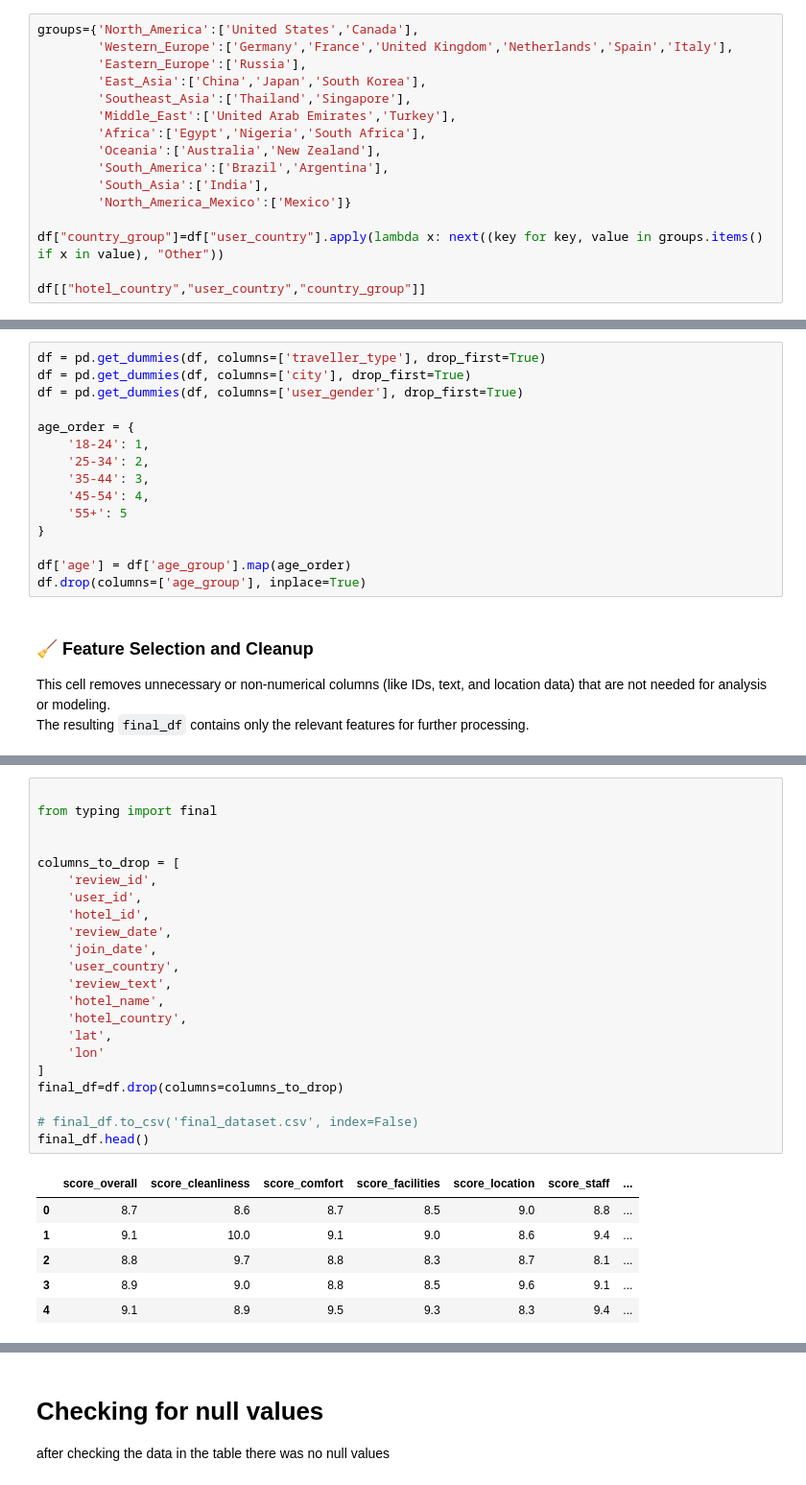
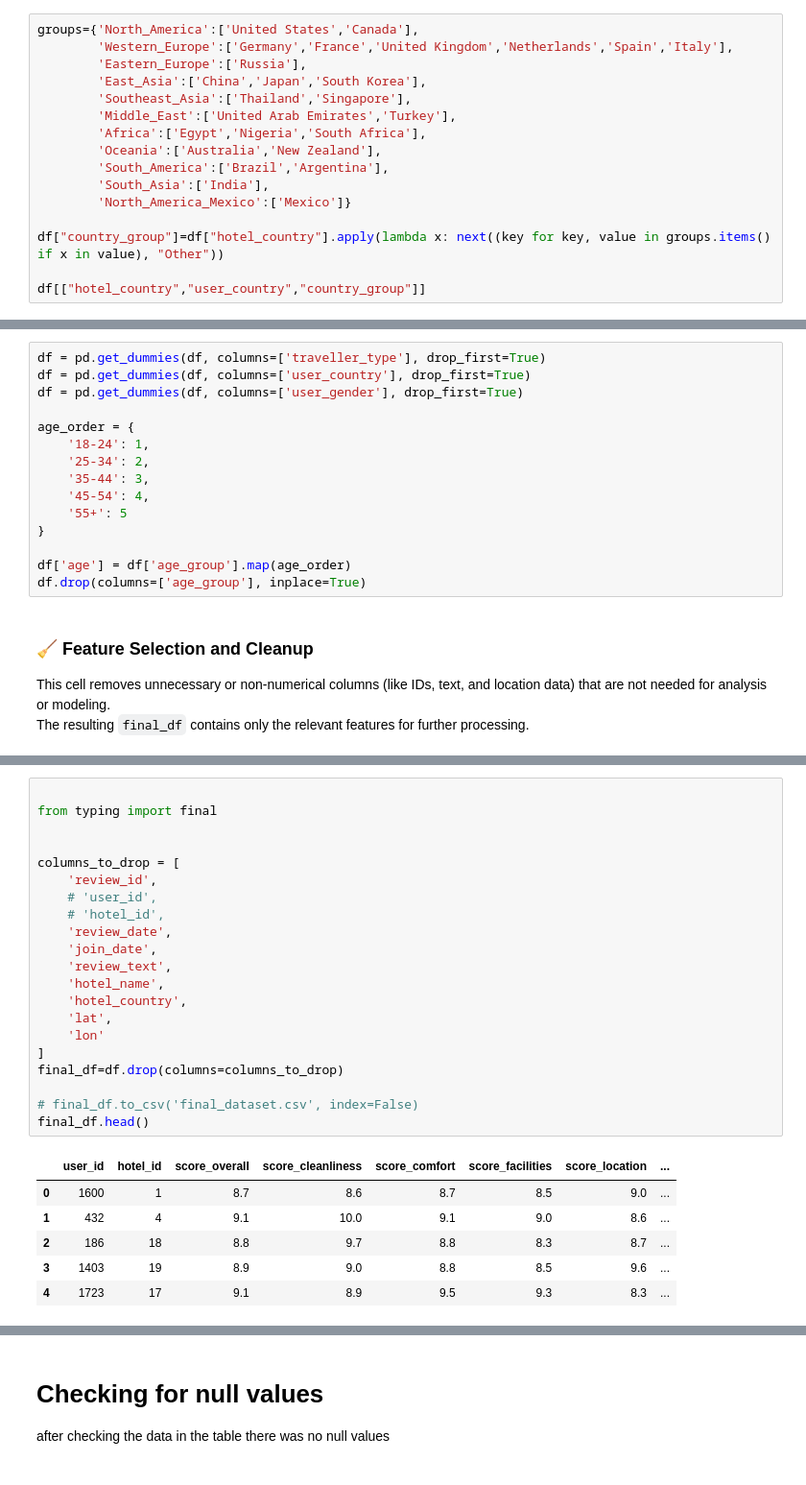
Before and after one commit to quadrefolio/ACL, a Jupyter notebook: main.ipynb, the cells around one changed output, grey strips where cells are left out. Shown at 96% size. Cells and saved outputs as stored; diff of their text form.

```diff
--- a/main.ipynb
+++ b/main.ipynb
@@ -166,7 +176,7 @@ groups={'North_America':['United States','Canada'],
         'South_Asia':['India'],
         'North_America_Mexico':['Mexico']}
 
-df["country_group"]=df["user_country"].apply(lambda x: next((key for key, value in groups.items() if x in value), "Other"))
+df["country_group"]=df["hotel_country"].apply(lambda x: next((key for key, value in groups.items() if x in value), "Other"))
 
 df[["hotel_country","user_country","country_group"]]
 # %% [output]
@@ -324,6 +321,6 @@ It then sorts the results and extracts the **top 3 countries** per age group wit
 # %%
 df = pd.get_dummies(df, columns=['traveller_type'], drop_first=True)
-df = pd.get_dummies(df, columns=['city'], drop_first=True)
+df = pd.get_dummies(df, columns=['user_country'], drop_first=True)
 df = pd.get_dummies(df, columns=['user_gender'], drop_first=True)
 
 age_order = {
@@ -344,29 +405,28 @@ The resulting `final_df` contains only the relevant features for further process
 # %%
 
 from typing import final
 
 
 columns_to_drop = [
     'review_id',
-    'user_id',
-    'hotel_id',
+    # 'user_id',
+    # 'hotel_id',
     'review_date',
     'join_date',
-    'user_country',
     'review_text',
     'hotel_name',
     'hotel_country',
     'lat',
     'lon'
 ]
 final_df=df.drop(columns=columns_to_drop)
 
 # final_df.to_csv('final_dataset.csv', index=False)
 final_df.head()
 # %% [output]
-|  | score_overall | score_cleanliness | score_comfort | score_facilities | score_location | score_staff | ... |
-| 0 | 8.7 | 8.6 | 8.7 | 8.5 | 9.0 | 8.8 | ... |
-| 1 | 9.1 | 10.0 | 9.1 | 9.0 | 8.6 | 9.4 | ... |
-| 2 | 8.8 | 9.7 | 8.8 | 8.3 | 8.7 | 8.1 | ... |
-| 3 | 8.9 | 9.0 | 8.8 | 8.5 | 9.6 | 9.1 | ... |
-| 4 | 9.1 | 8.9 | 9.5 | 9.3 | 8.3 | 9.4 | ... |
+|  | user_id | hotel_id | score_overall | score_cleanliness | score_comfort | score_facilities | score_location | ... |
+| 0 | 1600 | 1 | 8.7 | 8.6 | 8.7 | 8.5 | 9.0 | ... |
+| 1 | 432 | 4 | 9.1 | 10.0 | 9.1 | 9.0 | 8.6 | ... |
+| 2 | 186 | 18 | 8.8 | 9.7 | 8.8 | 8.3 | 8.7 | ... |
+| 3 | 1403 | 19 | 8.9 | 9.0 | 8.8 | 8.5 | 9.6 | ... |
+| 4 | 1723 | 17 | 9.1 | 8.9 | 9.5 | 9.3 | 8.3 | ... |
```
Also changed, not shown: parts of 25 cells of this notebook, 3 other files.
